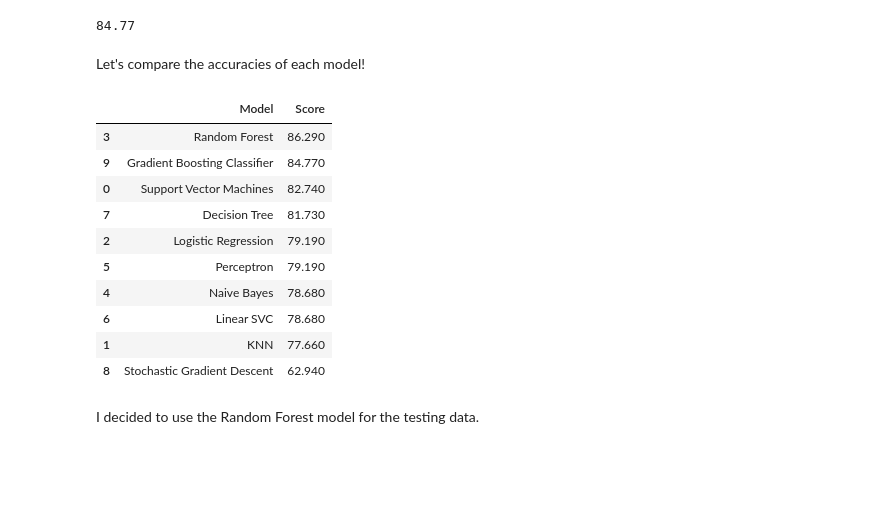
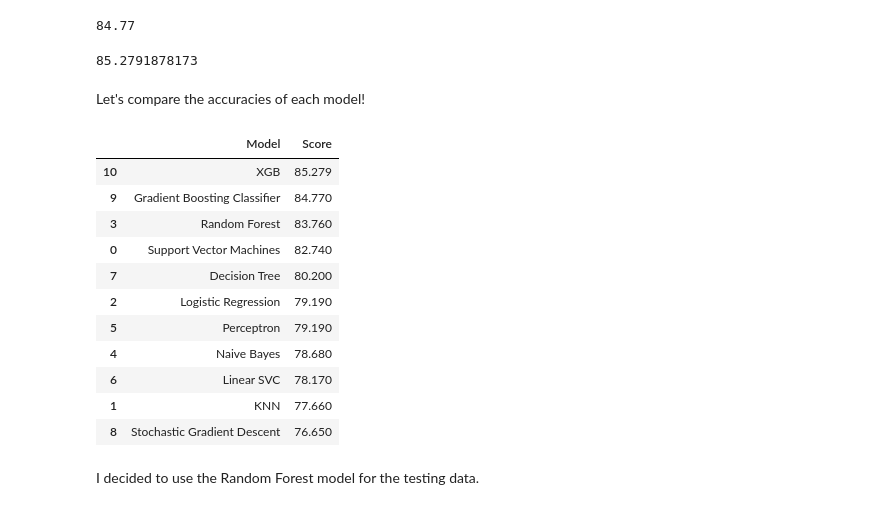
Before and after one commit to adamzolotarev/kaggle, a Jupyter notebook: titanic/personal_from_template.ipynb, the cells around one changed output. Drawn from its saved outputs; the diff is of its cells as text; code cells hidden in the pictures; blank space fills up the shorter version.

```diff
--- a/titanic/personal_from_template.ipynb
+++ b/titanic/personal_from_template.ipynb
@@ -481,6 +483,8 @@ for x in range(len(test["Fare"])):
 
 #map Fare values into groups of numerical values
 train['FareBand'] = pd.qcut(train['Fare'], 4, labels = [1, 2, 3, 4])
+train = train.fillna({"FareBand": 2})
+
 test['FareBand'] = pd.qcut(test['Fare'], 4, labels = [1, 2, 3, 4])
 
 #drop Fare values
@@ -642,3 +662,43 @@ acc_gbk = round(accuracy_score(y_pred, y_val) * 100, 2)
 print(acc_gbk)
 # %% [output]
 84.77
+# %%
+import xgboost as xgb
+# clf = XGBClassifier()
+10/1
+# 'max_depth': [3,5,7], 'min_child_weight': [1,3,5]
+model_xgb = xgb.XGBClassifier(base_score=0.5,
+                              colsample_bylevel=1,
+                              colsample_bytree=1,
+                              gamma=0,
+                              learning_rate=0.01,
+                              max_delta_step=0,
+                              max_depth=10,
+                              min_child_weight=1,
+                              missing=None,
+                              n_estimators=1000,
+                              nthread=-1,
+                              objective='binary:logistic',
+                              reg_alpha=0,
+                              reg_lambda=1,
+                              scale_pos_weight=1,
+                              seed=0,
+#                               silent=True,
+                              subsample=1)
+
+
+# model_xgb = xgb.XGBRegressor(colsample_bytree=0.4603, gamma=0.0468,
+#                              learning_rate=0.05, max_depth=3,
+#                              min_child_weight=1.7817, n_estimators=2200,
+#                              reg_alpha=0.4640, reg_lambda=0.8571,
+#                              subsample=0.5213, silent=1,
+#                              random_state =7, nthread = -1)
+
+
+model_xgb.fit(x_train, y_train)
+xgb_train_pred = model_xgb.predict(x_val)
+
+acc_xgb = accuracy_score(xgb_train_pred.round(), y_val, normalize=True) * 100
+print(acc_xgb)
+# %% [output]
+85.2791878173
@@ -647,24 +720,26 @@ Let's compare the accuracies of each model!
 # %%
 models = pd.DataFrame({
     'Model': ['Support Vector Machines', 'KNN', 'Logistic Regression',
               'Random Forest', 'Naive Bayes', 'Perceptron', 'Linear SVC',
-              'Decision Tree', 'Stochastic Gradient Descent', 'Gradient Boosting Classifier'],
+              'Decision Tree', 'Stochastic Gradient Descent', 'Gradient Boosting Classifier',
+              'XGB'],
     'Score': [acc_svc, acc_knn, acc_logreg,
               acc_randomforest, acc_gaussian, acc_perceptron,acc_linear_svc, acc_decisiontree,
-              acc_sgd, acc_gbk]})
+              acc_sgd, acc_gbk, acc_xgb]})
 models.sort_values(by='Score', ascending=False)
 # %% [output]
 |  | Model | Score |
-| 3 | Random Forest | 86.290 |
+| 10 | XGB | 85.279 |
 | 9 | Gradient Boosting Classifier | 84.770 |
+| 3 | Random Forest | 83.760 |
 | 0 | Support Vector Machines | 82.740 |
-| 7 | Decision Tree | 81.730 |
+| 7 | Decision Tree | 80.200 |
 | 2 | Logistic Regression | 79.190 |
 | 5 | Perceptron | 79.190 |
 | 4 | Naive Bayes | 78.680 |
-| 6 | Linear SVC | 78.680 |
+| 6 | Linear SVC | 78.170 |
 | 1 | KNN | 77.660 |
-| 8 | Stochastic Gradient Descent | 62.940 |
+| 8 | Stochastic Gradient Descent | 76.650 |
 # %% [markdown]
 I decided to use the Random Forest model for the testing data.
 # %% [markdown]
```
Also changed, not shown: parts of 14 cells of this notebook.
